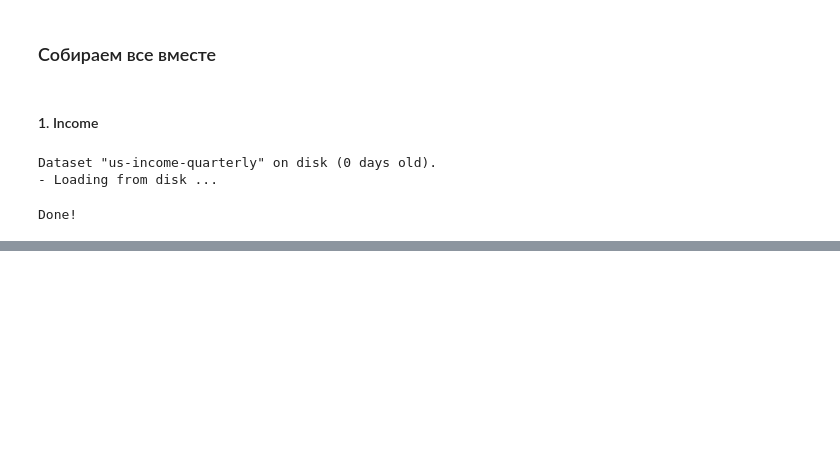
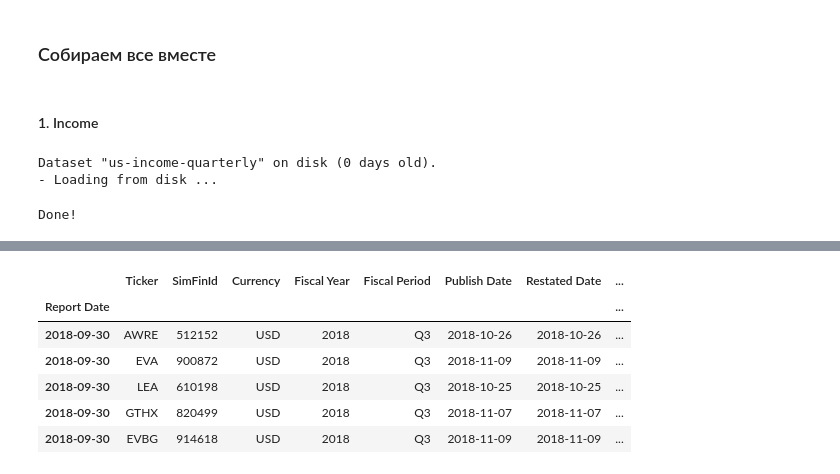
Before and after one commit to kravchukpetr/FinanceProject, a Jupyter notebook: ipynb/Fundamental stats - simfin.ipynb, the cells around one changed output, grey strips where cells are left out. Drawn from its saved outputs; the diff is of its cells as text; code cells hidden in the pictures; blank space fills up the shorter version.

```diff
--- a/ipynb/Fundamental stats - simfin.ipynb
+++ b/ipynb/Fundamental stats - simfin.ipynb
@@ -400,9 +400,8 @@ schema_name = 'finance'
 # %% [markdown]
 #### 1. Income
 # %%
-REPORT_DATE = 'Report Date'
-PUBLISH_DATE = 'Publish Date'
-RESTATED_DATE = 'Restated Date'
+REPORT_DATE, PUBLISH_DATE, RESTATED_DATE = 'Report Date', 'Publish Date', 'Restated Date'
+
 df_quarterly = sf.load(dataset='income', variant='quarterly', market='us', refresh_days=3,
               index=[REPORT_DATE],
               parse_dates=[REPORT_DATE, PUBLISH_DATE, RESTATED_DATE])
@@ -447,0 +446,6 @@ True
+# %%
+REPORT_DATE, PUBLISH_DATE, RESTATED_DATE = 'Report Date', 'Publish Date', 'Restated Date'
+
+df_quarterly = sf.load(dataset='balance', variant='quarterly', market='us', refresh_days=3,
+              index=[REPORT_DATE],
+              parse_dates=[REPORT_DATE, PUBLISH_DATE, RESTATED_DATE])
@@ -447,0 +473,10 @@ True
+# %%
+df_quarterly.head(5)
+# %% [output]
+|  | Ticker | SimFinId | Currency | Fiscal Year | Fiscal Period | Publish Date | Restated Date | ... |
+| Report Date |  |  |  |  |  |  |  | ... |
+| 2018-09-30 | AWRE | 512152 | USD | 2018 | Q3 | 2018-10-26 | 2018-10-26 | ... |
+| 2018-09-30 | EVA | 900872 | USD | 2018 | Q3 | 2018-11-09 | 2018-11-09 | ... |
+| 2018-09-30 | LEA | 610198 | USD | 2018 | Q3 | 2018-10-25 | 2018-10-25 | ... |
+| 2018-09-30 | GTHX | 820499 | USD | 2018 | Q3 | 2018-11-07 | 2018-11-07 | ... |
+| 2018-09-30 | EVBG | 914618 | USD | 2018 | Q3 | 2018-11-09 | 2018-11-09 | ... |
```
Also changed, not shown: parts of 5 cells of this notebook, 8 other files.
